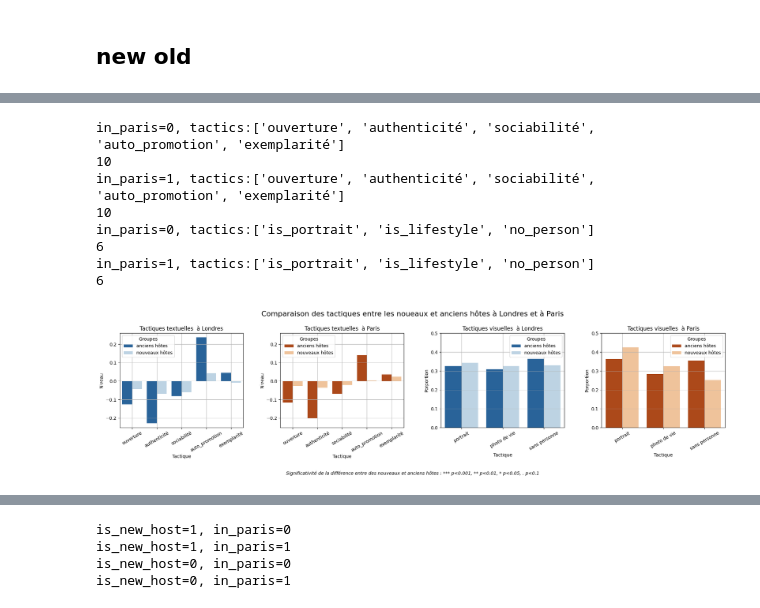
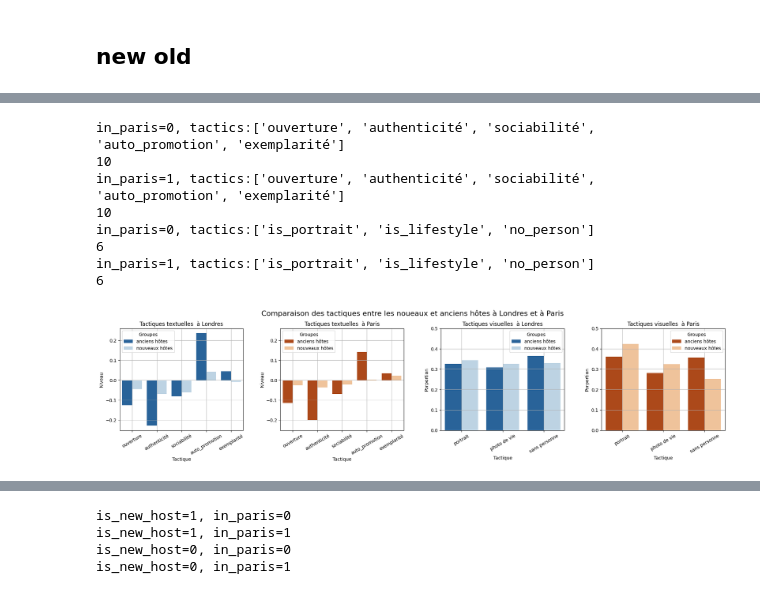
Before and after one commit to yeliu-dh/SelfPresentation_Multimodal_airbnb, a Jupyter notebook: D_stat/test_new_old_host.ipynb, the cells around one changed output, grey strips where cells are left out. Saved outputs shown, nothing was run; the diff lists cells and outputs as text; code cells hidden in the pictures.

```diff
--- a/D_stat/test_new_old_host.ipynb
+++ b/D_stat/test_new_old_host.ipynb
@@ -477,7 +477,7 @@ for var in tactics_bio+tactics_pic_dummies:
             "sig":sig,
             "ci_low": test.conf_int()[0][0],
             "ci_high": test.conf_int()[0][1],
-            'label':f"{var_map.get(var,'') if var in var_map else var} {sig}"
+            'label':f"{var_map.get(var,'') if var in var_map else var}"
         })
         results.append(res)
 
@@ -635,6 +684,13 @@ def get_cf_data(df, model, var):
 
     agg=df.groupby(['in_paris','time'])[['y_hat','y_cf']].mean().reset_index()
     agg['variable']=var
+
+    var_map={
+        'is_portrait':"portrait",
+        "is_lifestyle":'photo de vie',
+        "no_person":'sans personne'
+    }
+    agg['label']=agg['variable'].apply(lambda x: var_map.get(x,'') if x in var_map.keys() else x)
 
     # +pval +sig
     agg["pval"] = np.nan
@@ -712,7 +768,7 @@ def plot_one_cf(cf_data, axes=None, i=0,  var="authenticité", title=None, ylabe
     else :
         ax=axes[i]
 
-    sub=cf_data[cf_data['variable']==var]
+    sub=cf_data[cf_data['label']==var]
     # display(sub)
 
     x=list(range(len(sub['time'].unique())))
@@ -783,7 +839,6 @@ var='auto_promotion'
 
 plot_one_cf(cf_data=df_plot, axes=None, i=0,  var=var, title=None, ylabel=None)
 
-
 # plot_one_cf(agg_data, axes=None, i=0,  var=var, ddd_data=ddd_data, title=None, ylabel=None)
 # %% [output]
 ['ouverture' 'authenticité' 'sociabilité' 'auto_promotion' 'exemplarité']
@@ -807,20 +862,21 @@ ax5 = fig.add_subplot(gs[1, 3:5])
 axes.extend([ax4, ax5])
 
 # 确保 tactics_vars 长度为 5（或小于等于 len(axes)）
-n_to_plot = min(len(tactics_bio), len(axes))
+# n_to_plot = min(len(tactics), len(axes))
 
 
 ## plot:
+tactics=tactics_bio
+df_plot=cf_data[cf_data['label'].isin(tactics)].copy()
+print('tactics: ',df_plot.variable.unique())
 
-df_plot=cf_data[cf_data['variable'].isin(tactics_bio)]
-print('tactics: ',df_plot.variable.unique())
-for i, var in enumerate(tactics_bio):
+for i, var in enumerate(tactics):
     plot_one_cf(cf_data=df_plot, axes=axes, i=i,  var=var, title=None, ylabel=None)
 
 
 # layout:
 fig.suptitle(
-        "Trajectoires observées et contrefactuelles des tactiques textuelles",
+        "Évolution du niveau des tactiques textuelles",
         fontsize=18,
         y=0.98
     )
@@ -1007,7 +1071,6 @@ tactcis_new_old_by_city
 | 0 | 1 | no_person | -38.459628 | 0.000000e+00 | *** | 1 | 0.252278 | sans personne |
 | 0 | 1 | no_person | -38.459628 | 0.000000e+00 | *** | 0 | 0.355890 | sans personne |
 # %%
-
 # ALL TIME london + paris NEW vs OLD
 
 import matplotlib.pyplot as plt
@@ -1028,7 +1091,7 @@ colors = (
 
 ## ---layout 4facets----
 import matplotlib.gridspec as gridspec
-fig = plt.figure(figsize=(24, 5))
+fig = plt.figure(figsize=(24, 4))
 gs = gridspec.GridSpec(1, 4, figure=fig, hspace=0.5, wspace=0.3)# 1行2列
 
 axes = []
@@ -1068,7 +1131,6 @@ for j, tactics in enumerate(list_tactics):
             y="mean",
             hue="is_new_host",
             palette=palette,
-            # order=ordered_tactics,
             ax=ax,
         )
 
@@ -1087,42 +1149,42 @@ for j, tactics in enumerate(list_tactics):
         ax.grid()
         i+=1
 
 
 ## ---legend 2facets----
 fig.suptitle(
         # "Effets marginaux des tactiques visuelles entre les groupes",
         "Comparaison des tactiques entre les noueaux et anciens hôtes à Londres et à Paris",
         fontsize=16,
         y=1.02
     )
 
-plt.figtext(
-    0.5, 0.01,
-    "Significativité de la différence entre des nouveaux et anciens hôtes : *** p<0.001, ** p<0.01, * p<0.05, . p<0.1",
-    ha="center",
-    fontsize=10,
-    style="italic",
-)
+# plt.figtext(
+#     0.5, 0.01,
+#     "Significativité de la différence entre des nouveaux et anciens hôtes : *** p<0.001, ** p<0.01, * p<0.05, . p<0.1",
+#     ha="center",
+#     fontsize=10,
+#     style="italic",
+# )
 plt.tight_layout(rect=[0, 0.1, 1, 1])# [left, bottom, right, top]
-plt.subplots_adjust(bottom=0.3)#控制子图到底的距离，给text留出空间
+plt.subplots_adjust(bottom=0.1)#控制子图到底的距离，给text留出空间
 plt.show()
 
 
 # 横截面差异（cross-sectional difference）
 # 在任何一组中，新老房东的表现出不同的策略倾向：新房东ouv, authen, socio水平更高，但在auto, exem水平更低
 # ttest属于描述，不解释因果！
 
 # 从2312到2406,这个倾向是否是稳定的？是否发生变化?
 # %% [output]
 in_paris=0, tactics:['ouverture', 'authenticité', 'sociabilité', 'auto_promotion', 'exemplarité']
 10
 in_paris=1, tactics:['ouverture', 'authenticité', 'sociabilité', 'auto_promotion', 'exemplarité']
 10
 in_paris=0, tactics:['is_portrait', 'is_lifestyle', 'no_person']
 6
 in_paris=1, tactics:['is_portrait', 'is_lifestyle', 'no_person']
 6
-[figure, old version]
+[figure, new version]
 # %%
 ## modeling
 def p_to_sig(p):
```
Also changed, not shown: parts of 33 cells of this notebook, 3 other files.
